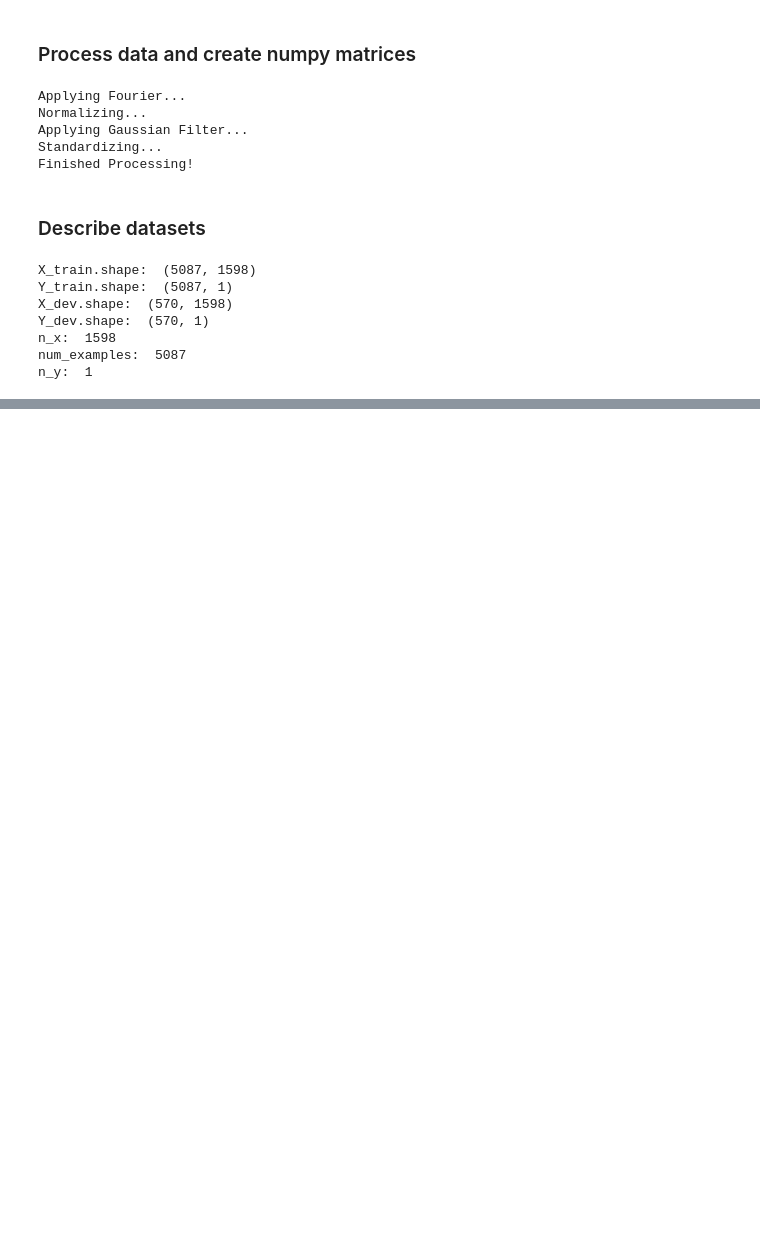
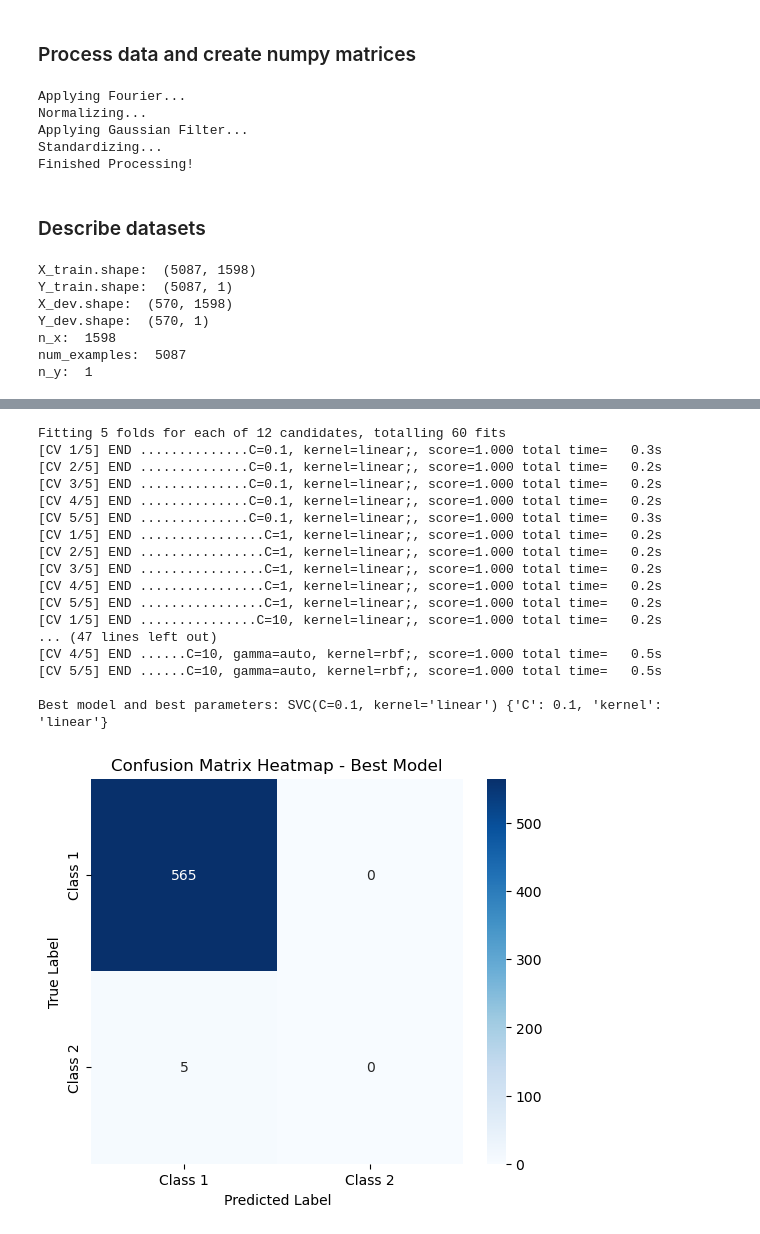
Before and after one commit to tiziano1590/comp_astro_24, a Jupyter notebook: src/daneel/notebook_SVM.ipynb, the cells around one changed output, grey strips where cells are left out. Drawn from its saved outputs; the diff is of its cells as text; code cells hidden in the pictures; blank space fills up the shorter version.

Commit message:
grid serach added in notebook SVM (assignment 2d)

```diff
--- a/src/daneel/notebook_SVM.ipynb
+++ b/src/daneel/notebook_SVM.ipynb
@@ -21,7 +19,7 @@ from sklearn.svm import SVC, LinearSVC, NuSVC
 from scipy import ndimage, fft
 from sklearn.preprocessing import normalize
 import os
-root_dir = f"{path_to_data}/data_no_injection"
+root_dir = "/ca24/comp_astro_24/kepler/data_no_injection"
 print(os.listdir(root_dir))
 # %% [output]
 ['exoTest.csv', 'exoTrain.csv']
@@ -201,0 +200,13 @@ n_y:  1
+# %%
+model = LinearSVC()
+
+
+X_train_sm, Y_train_sm = X_train, Y_train
+
+# Train
+print("Training...")
+model.fit(X_train_sm, Y_train_sm)
+
+train_outputs = model.predict(X_train_sm)
+dev_outputs = model.predict(X_dev)
+print("Finished Training!")
@@ -449,0 +280,57 @@ plt.show()
+# %%
+from sklearn.model_selection import GridSearchCV
+from sklearn.metrics import confusion_matrix
+import seaborn as sns
+import matplotlib.pyplot as plt
+import pandas as pd
+
+param_grid = [
+    {'kernel': ['linear'], 'C': [0.1, 1, 10]},
+    {'kernel': ['poly'], 'C': [0.1, 1, 10], 'degree': [4]},
+    {'kernel': ['rbf'], 'C': [0.1, 1, 10], 'gamma': ['scale', 'auto']}
+]
+
+grid_search = GridSearchCV(estimator=SVC(), param_grid=param_grid, scoring='accuracy', cv=5, verbose=3)
+grid_search.fit(X_train_sm, Y_train_sm.ravel())
+
+best_model = grid_search.best_estimator_
+best_params = grid_search.best_params_
+print("\nBest model and best parameters:", best_model, best_params)
+
+train_predictions = best_model.predict(X_train_sm)
+dev_predictions = best_model.predict(X_dev)
+
+cm = confusion_matrix(Y_dev, dev_predictions)
+
+plt.figure(figsize=(6, 5))
+sns.heatmap(cm, annot=True, fmt='d', cmap='Blues', xticklabels=['Class 1', 'Class 2'], yticklabels=['Class 1', 'Class 2'])
+plt.title("Confusion Matrix Heatmap - Best Model")
+plt.xlabel("Predicted Label")
+plt.ylabel("True Label")
+plt.show()
+
+#pandas table
+results = pd.DataFrame(grid_search.cv_results_)[
+    ['param_kernel', 'param_C', 'param_degree', 'param_gamma', 'mean_test_score', 'rank_test_score']
+]
+results = results.sort_values(by='rank_test_score')
+display(results)
+# %% [output]
+Fitting 5 folds for each of 12 candidates, totalling 60 fits
+[CV 1/5] END ..............C=0.1, kernel=linear;, score=1.000 total time=   0.3s
+[CV 2/5] END ..............C=0.1, kernel=linear;, score=1.000 total time=   0.2s
+[CV 3/5] END ..............C=0.1, kernel=linear;, score=1.000 total time=   0.2s
+[CV 4/5] END ..............C=0.1, kernel=linear;, score=1.000 total time=   0.2s
+[CV 5/5] END ..............C=0.1, kernel=linear;, score=1.000 total time=   0.3s
+[CV 1/5] END ................C=1, kernel=linear;, score=1.000 total time=   0.2s
+[CV 2/5] END ................C=1, kernel=linear;, score=1.000 total time=   0.2s
+[CV 3/5] END ................C=1, kernel=linear;, score=1.000 total time=   0.2s
+[CV 4/5] END ................C=1, kernel=linear;, score=1.000 total time=   0.2s
+[CV 5/5] END ................C=1, kernel=linear;, score=1.000 total time=   0.2s
+[CV 1/5] END ...............C=10, kernel=linear;, score=1.000 total time=   0.2s
+... (47 lines left out)
+[CV 4/5] END ......C=10, gamma=auto, kernel=rbf;, score=1.000 total time=   0.5s
+[CV 5/5] END ......C=10, gamma=auto, kernel=rbf;, score=1.000 total time=   0.5s
+
+Best model and best parameters: SVC(C=0.1, kernel='linear') {'C': 0.1, 'kernel': 'linear'}
+[figure, added]
```
Also changed, not shown: parts of 16 cells of this notebook.
